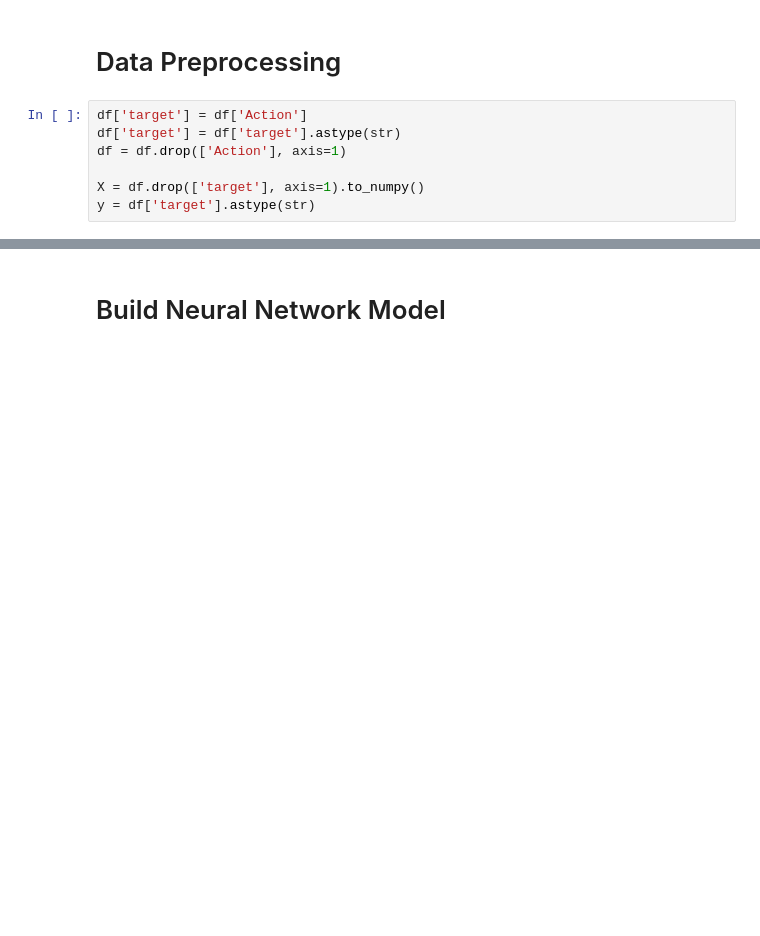
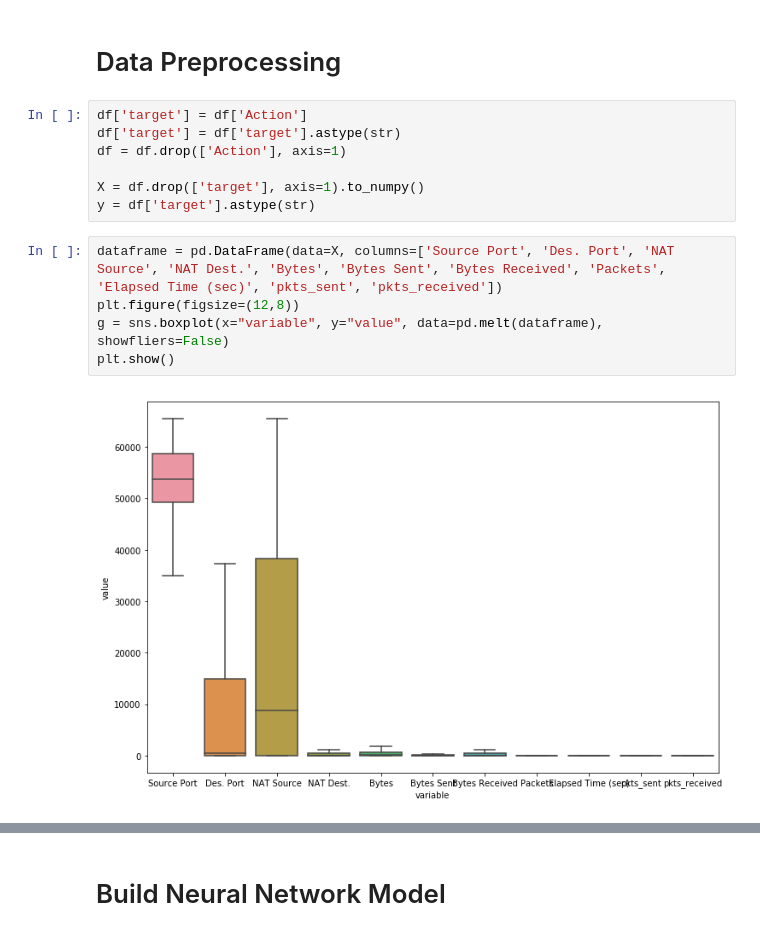
Before and after one commit to ChristosDeretzis/Firewall-dataset-Neural-Networks, a Jupyter notebook: Neural_Networks_Project_02.ipynb, the cells around one changed output, grey strips where cells are left out. Cells and saved outputs as stored; diff of their text form; blank space fills up the shorter version.

```diff
--- a/Neural_Networks_Project_02.ipynb
+++ b/Neural_Networks_Project_02.ipynb
@@ -62,6 +77,13 @@ df = df.drop(['Action'], axis=1)
 
 X = df.drop(['target'], axis=1).to_numpy()
 y = df['target'].astype(str)
+# %%
+dataframe = pd.DataFrame(data=X, columns=['Source Port', 'Des. Port', 'NAT Source', 'NAT Dest.', 'Bytes', 'Bytes Sent', 'Bytes Received', 'Packets', 'Elapsed Time (sec)', 'pkts_sent', 'pkts_received'])
+plt.figure(figsize=(12,8))
+g = sns.boxplot(x="variable", y="value", data=pd.melt(dataframe), showfliers=False)
+plt.show()
+# %% [output]
+[figure, added]
 # %%
 labelEncoder = LabelEncoder()
 y = labelEncoder.fit_transform(y)
```
Also changed, not shown: parts of 17 cells of this notebook.
